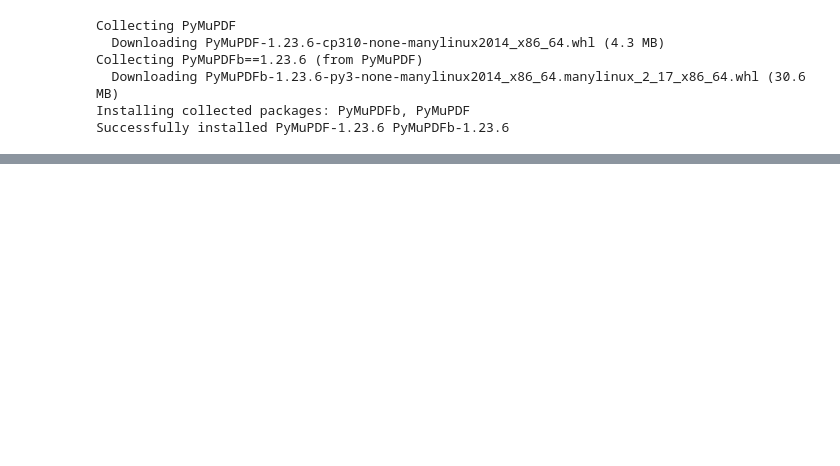
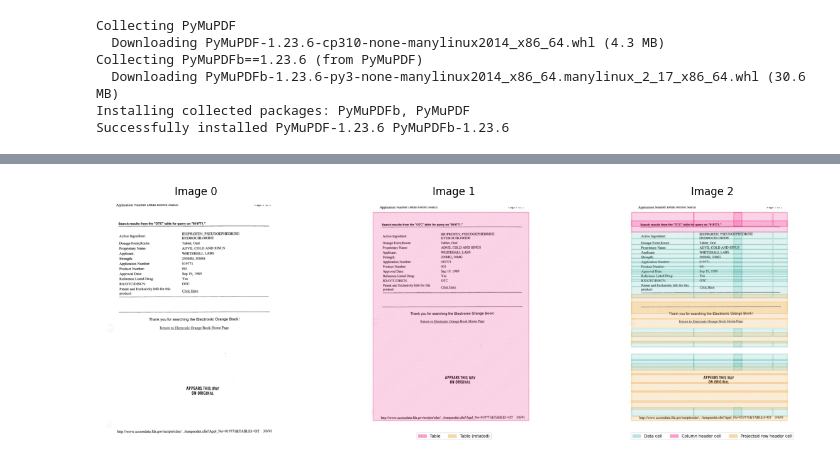
Before and after one commit to HoanChan/TableVision, a Jupyter notebook: TableVision.ipynb, the cells around one changed output, grey strips where cells are left out. Saved outputs shown, nothing was run; the diff lists cells and outputs as text; code cells hidden in the pictures; blank space fills up the shorter version.

```diff
--- a/TableVision.ipynb
+++ b/TableVision.ipynb
@@ -128,0 +137,4 @@ plt.show()
+# %%
+detectTable(pipe, "/content/TNCR/TNCR/0005ab896e95c5de6885bbf595500a8e-138.png")
+# %% [output]
+[figure, added]
```
Also changed, not shown: parts of 9 cells of this notebook, 54 other files.
